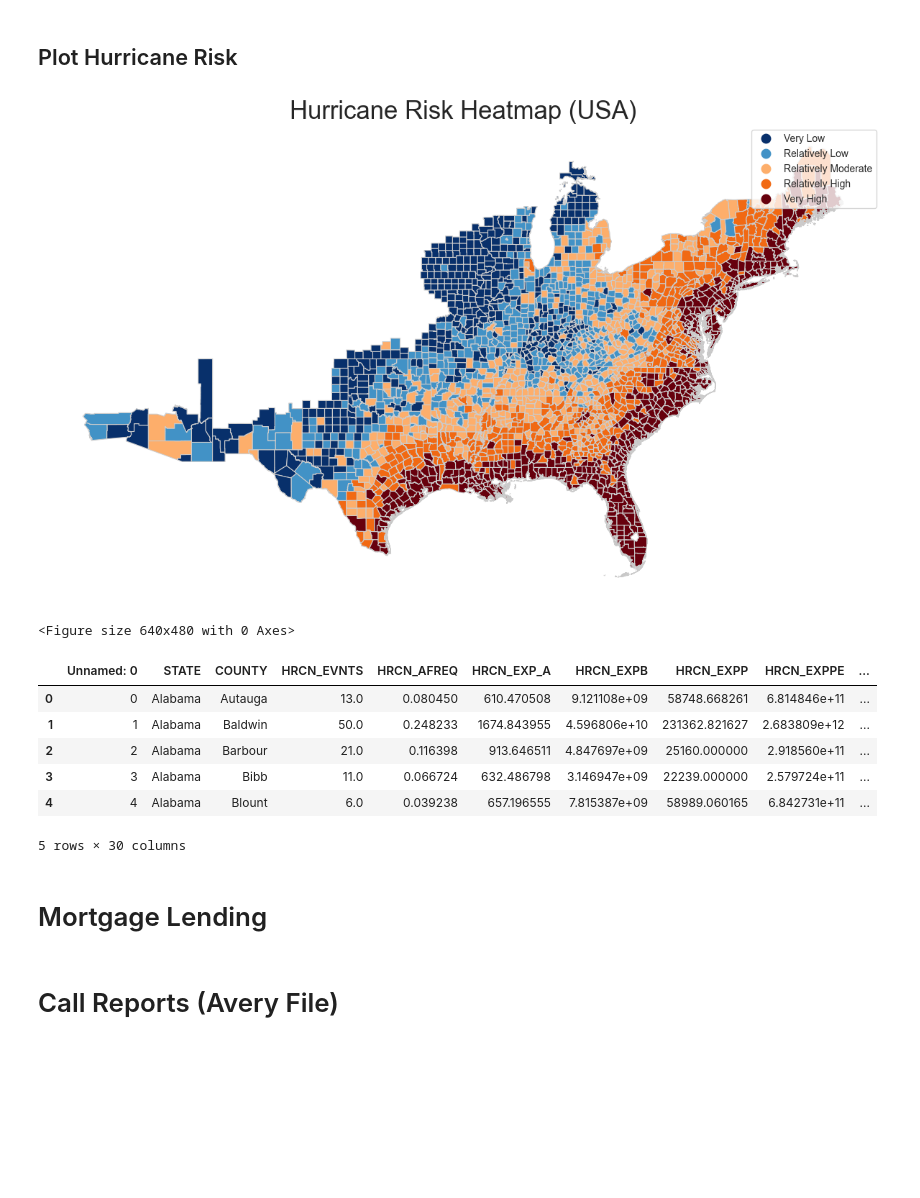
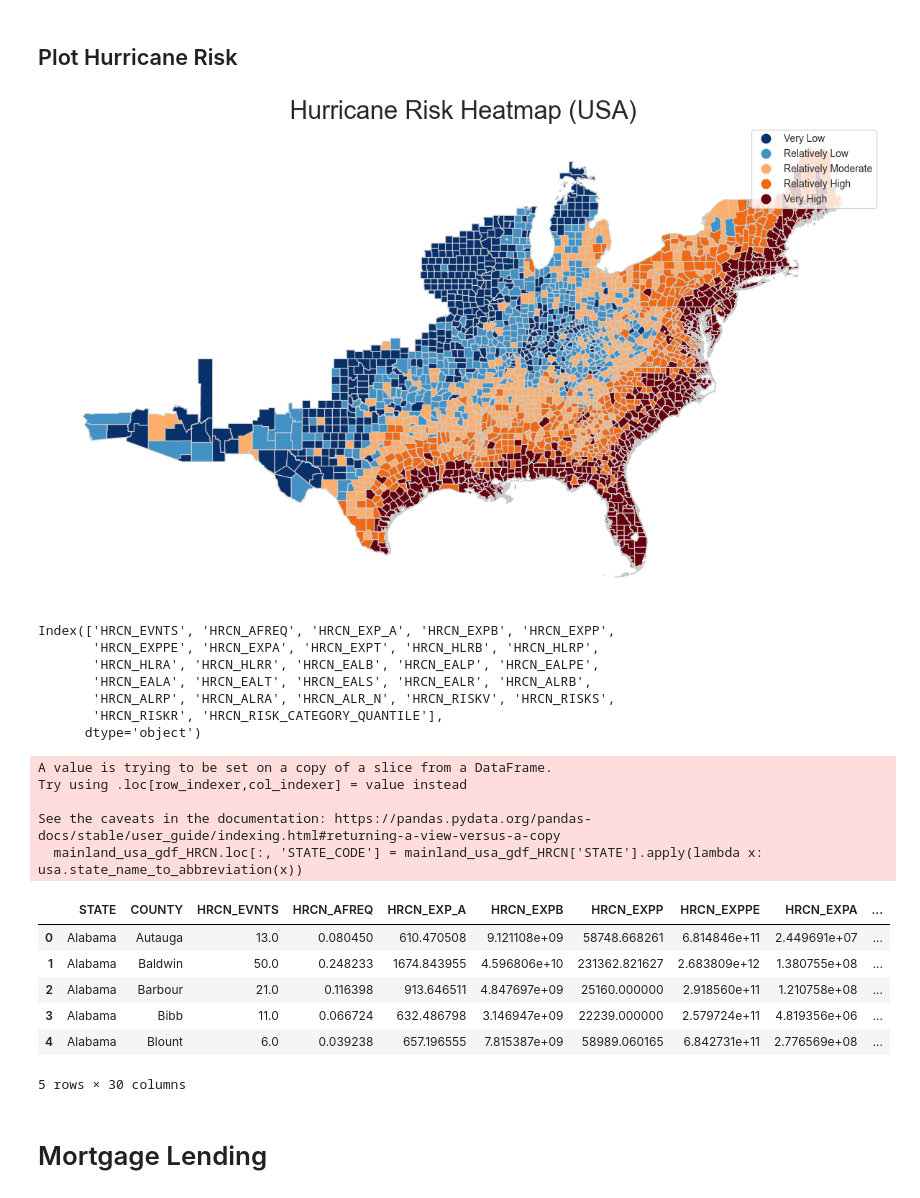
Before and after one commit to yannickpichardo/master_thesis, a Jupyter notebook: prelim_data.ipynb, the cells around one changed output. Saved outputs shown, nothing was run; the diff lists cells and outputs as text; code cells hidden in the pictures; blank space fills up the shorter version.

Commit message:
Added Hurricane Data and HPI

```diff
--- a/prelim_data.ipynb
+++ b/prelim_data.ipynb
@@ -443,31 +445,30 @@ mainland_usa_gdf.to_file('../shapefile/mainland_usa_gdf.shp')
 # %%
 #Load csv mainland_usa_gdf_HRCN
 mainland_usa_gdf = gpd.read_file('../shapefile/mainland_usa_gdf.shp')
 #5 bins based on quantiles to categorize the scores into 5 distinct sections
-mainland_usa_gdf['HRCN_RISK_CATEGORY_QUANTILE'] = pd.qcut(mainland_usa_gdf['HRCN_RISKS'], q=5, labels=['Very Low', "Relatively Low", 'Relatively Moderate', 'Relatively High', 'Very High'])
+mainland_usa_gdf['HRCN_RISK_CATEGORY_QUANTILE'] = pd.qcut(mainland_usa_gdf['HRCN_EALS'], q=5, labels=['Very Low', "Relatively Low", 'Relatively Moderate', 'Relatively High', 'Very High'])
 colors = ['#08306b', '#4292c6', '#fdae6b', '#f16913', '#67000d']
-custom_cmap = ListedColormap(colors)
+custom_cmap = ListedColormap(colors) # type: ignore
 #Plot the heatmap
 fig, ax = plt.subplots(1, 1, figsize=(15, 25))
 plt.grid(False)
 mainland_usa_gdf.plot(column='HRCN_RISK_CATEGORY_QUANTILE', cmap=custom_cmap, linewidth=0.8, ax=ax, edgecolor='0.8', legend=True)
 ax.set_title('Hurricane Risk Heatmap (USA)', fontdict={'fontsize': '25', 'fontweight' : '3'})
 #Remove all axis values
 ax.set_xticks([])
 ax.set_yticks([])
 #Remove all axis spines
 ax.spines['top'].set_visible(False)
 ax.spines['right'].set_visible(False)
 ax.spines['bottom'].set_visible(False)
 ax.spines['left'].set_visible(False)
 # Display the map
+#Save plot heatmap
+plt.savefig('../Plots/hurricane_risk_heatmap.png')
 plt.show()
-#Save plot heatmap
-plt.savefig('../Plots/hurricane_risk_heatmap.png', dpi=300)
 #Takes around 2
 # %% [output]
-[figure, old version]
+[figure, new version]
-<Figure size 640x480 with 0 Axes>
 # %%
 #show columns that have HRCN in mainland_usa_gdf
 display(mainland_usa_gdf.columns[mainland_usa_gdf.columns.str.contains('HRCN')])
@@ -476,18 +477,33 @@ hrcn_columns = [col for col in mainland_usa_gdf.columns if 'HRCN' in col]
 selected_columns = ['STATE', 'COUNTY'] + hrcn_columns
 mainland_usa_gdf_HRCN = mainland_usa_gdf[selected_columns]
 # %% [output]
-|  | Unnamed: 0 | STATE | COUNTY | HRCN_EVNTS | HRCN_AFREQ | HRCN_EXP_A | HRCN_EXPB | HRCN_EXPP | HRCN_EXPPE | ... |
-| 0 | 0 | Alabama | Autauga | 13.0 | 0.080450 | 610.470508 | 9.121108e+09 | 58748.668261 | 6.814846e+11 | ... |
-| 1 | 1 | Alabama | Baldwin | 50.0 | 0.248233 | 1674.843955 | 4.596806e+10 | 231362.821627 | 2.683809e+12 | ... |
-| 2 | 2 | Alabama | Barbour | 21.0 | 0.116398 | 913.646511 | 4.847697e+09 | 25160.000000 | 2.918560e+11 | ... |
-| 3 | 3 | Alabama | Bibb | 11.0 | 0.066724 | 632.486798 | 3.146947e+09 | 22239.000000 | 2.579724e+11 | ... |
-| 4 | 4 | Alabama | Blount | 6.0 | 0.039238 | 657.196555 | 7.815387e+09 | 58989.060165 | 6.842731e+11 | ... |
-5 rows × 30 columns
+Index(['HRCN_EVNTS', 'HRCN_AFREQ', 'HRCN_EXP_A', 'HRCN_EXPB', 'HRCN_EXPP',
+       'HRCN_EXPPE', 'HRCN_EXPA', 'HRCN_EXPT', 'HRCN_HLRB', 'HRCN_HLRP',
+       'HRCN_HLRA', 'HRCN_HLRR', 'HRCN_EALB', 'HRCN_EALP', 'HRCN_EALPE',
+       'HRCN_EALA', 'HRCN_EALT', 'HRCN_EALS', 'HRCN_EALR', 'HRCN_ALRB',
+       'HRCN_ALRP', 'HRCN_ALRA', 'HRCN_ALR_N', 'HRCN_RISKV', 'HRCN_RISKS',
+       'HRCN_RISKR', 'HRCN_RISK_CATEGORY_QUANTILE'],
+      dtype='object')
+# %%
+#Add state code to mainland_usa_gdf_HRCN using usa library
+mainland_usa_gdf_HRCN.loc[:, 'STATE_CODE'] = mainland_usa_gdf_HRCN['STATE'].apply(lambda x: usa.state_name_to_abbreviation(x))
+display(mainland_usa_gdf_HRCN.head())
+# %% [output]
+A value is trying to be set on a copy of a slice from a DataFrame.
+Try using .loc[row_indexer,col_indexer] = value instead
+
+See the caveats in the documentation: https://pandas.pydata.org/pandas-docs/stable/user_guide/indexing.html#returning-a-view-versus-a-copy
+  mainland_usa_gdf_HRCN.loc[:, 'STATE_CODE'] = mainland_usa_gdf_HRCN['STATE'].apply(lambda x: usa.state_name_to_abbreviation(x))
+|  | STATE | COUNTY | HRCN_EVNTS | HRCN_AFREQ | HRCN_EXP_A | HRCN_EXPB | HRCN_EXPP | HRCN_EXPPE | HRCN_EXPA | ... |
+| 0 | Alabama | Autauga | 13.0 | 0.080450 | 610.470508 | 9.121108e+09 | 58748.668261 | 6.814846e+11 | 2.449691e+07 | ... |
+| 1 | Alabama | Baldwin | 50.0 | 0.248233 | 1674.843955 | 4.596806e+10 | 231362.821627 | 2.683809e+12 | 1.380755e+08 | ... |
+| 2 | Alabama | Barbour | 21.0 | 0.116398 | 913.646511 | 4.847697e+09 | 25160.000000 | 2.918560e+11 | 1.210758e+08 | ... |
+| 3 | Alabama | Bibb | 11.0 | 0.066724 | 632.486798 | 3.146947e+09 | 22239.000000 | 2.579724e+11 | 4.819356e+06 | ... |
+| 4 | Alabama | Blount | 6.0 | 0.039238 | 657.196555 | 7.815387e+09 | 58989.060165 | 6.842731e+11 | 2.776569e+08 | ... |
+5 rows × 30 columns
 # %% [markdown]
 # Mortgage Lending
 # %%
 #Read in data from CSV file
 # hmda_dynamic_2022 = pd.read_csv('Data/hmda_dynamic_2022.csv')
 #Keep activity_year, state_code, county_code,
-# %% [markdown]
-# Call Reports (Avery File)
```
Also changed, not shown: parts of 20 cells of this notebook, 2 other files.
